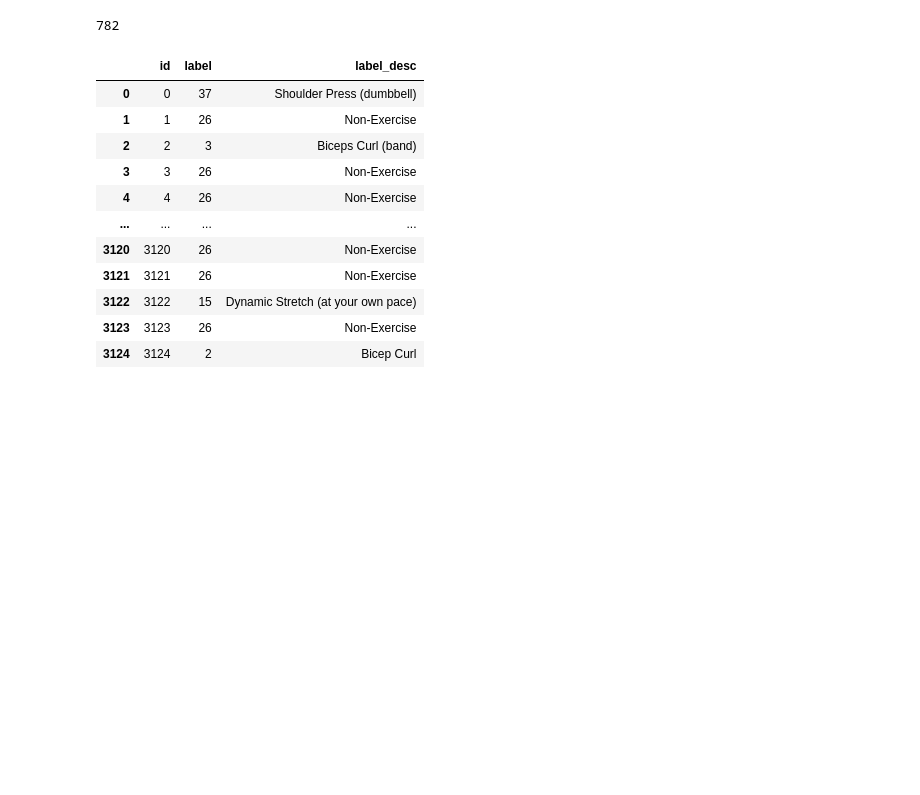
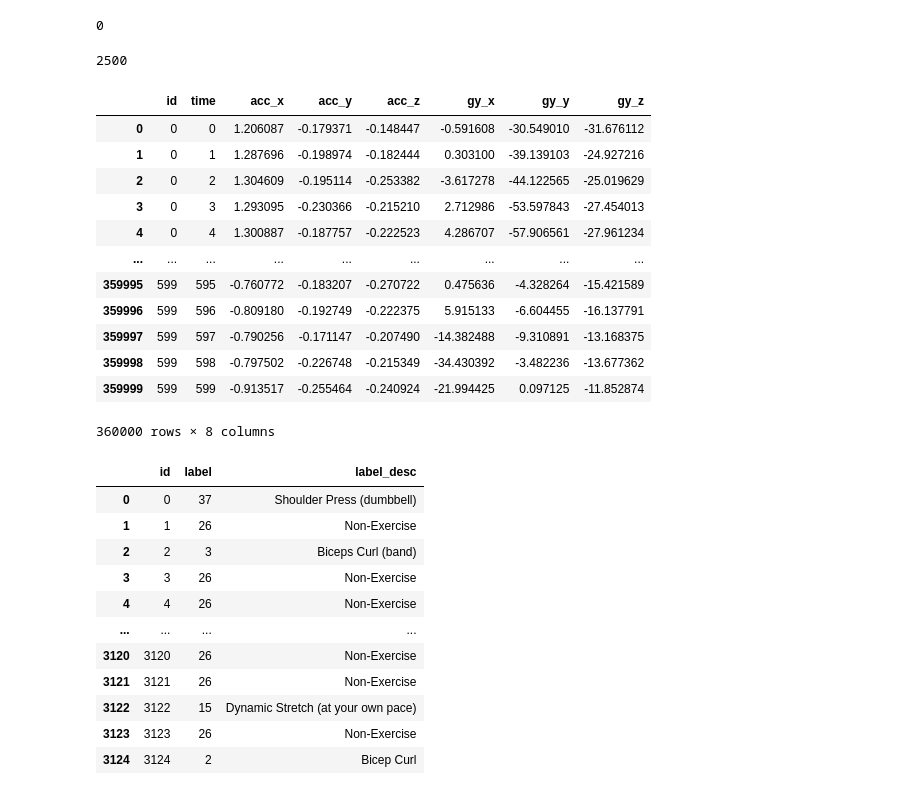
Before and after one commit to jaeho3690/Dacon_ActivityClassification, a Jupyter notebook: jupyternotebook/Untitled.ipynb, the cells around one changed output. Saved outputs shown, nothing was run; the diff lists cells and outputs as text; code cells hidden in the pictures; blank space fills up the shorter version.

```diff
--- a/jupyternotebook/Untitled.ipynb
+++ b/jupyternotebook/Untitled.ipynb
@@ -14,7 +14,3 @@ train=pd.read_csv(data_dir+'train_features.csv')
 train_labels=pd.read_csv(data_dir+'train_labels.csv')
 test=pd.read_csv(data_dir+'test_features.csv')
 submission=pd.read_csv(data_dir+'sample_submission.csv')
-# %%
-len(test.id.unique())
-# %% [output]
-782
@@ -21,3 +24,27 @@ len(test.id.unique())
+# %%
+train_df['id'].iloc[0]
+# %% [output]
+0
+# %%
+int(len(train.id.unique())* 0.8)
+# %% [output]
+2500
+# %%
+train[train['id']<600]
+# %% [output]
+|  | id | time | acc_x | acc_y | acc_z | gy_x | gy_y | gy_z |
+| 0 | 0 | 0 | 1.206087 | -0.179371 | -0.148447 | -0.591608 | -30.549010 | -31.676112 |
+| 1 | 0 | 1 | 1.287696 | -0.198974 | -0.182444 | 0.303100 | -39.139103 | -24.927216 |
+| 2 | 0 | 2 | 1.304609 | -0.195114 | -0.253382 | -3.617278 | -44.122565 | -25.019629 |
+| 3 | 0 | 3 | 1.293095 | -0.230366 | -0.215210 | 2.712986 | -53.597843 | -27.454013 |
+| 4 | 0 | 4 | 1.300887 | -0.187757 | -0.222523 | 4.286707 | -57.906561 | -27.961234 |
+| ... | ... | ... | ... | ... | ... | ... | ... | ... |
+| 359995 | 599 | 595 | -0.760772 | -0.183207 | -0.270722 | 0.475636 | -4.328264 | -15.421589 |
+| 359996 | 599 | 596 | -0.809180 | -0.192749 | -0.222375 | 5.915133 | -6.604455 | -16.137791 |
+| 359997 | 599 | 597 | -0.790256 | -0.171147 | -0.207490 | -14.382488 | -9.310891 | -13.168375 |
+| 359998 | 599 | 598 | -0.797502 | -0.226748 | -0.215349 | -34.430392 | -3.482236 | -13.677362 |
+| 359999 | 599 | 599 | -0.913517 | -0.255464 | -0.240924 | -21.994425 | 0.097125 | -11.852874 |
+360000 rows × 8 columns
 # %%
 train_labels
 # %% [output]
```
Also changed, not shown: parts of 10 cells of this notebook, 5 other files.
